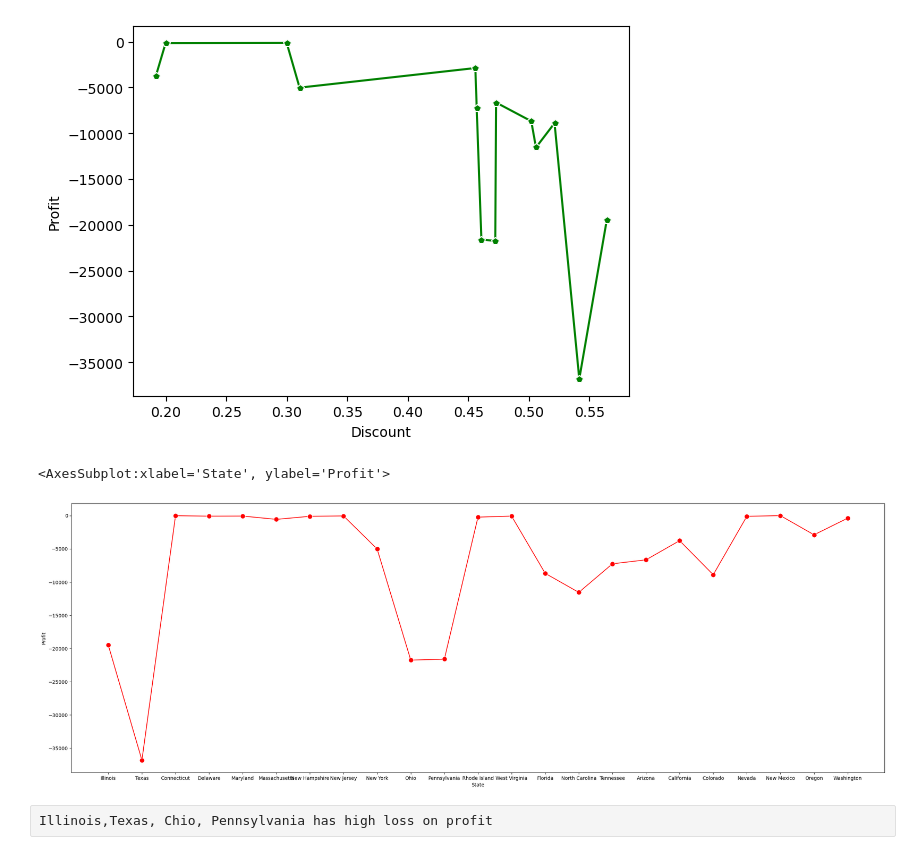
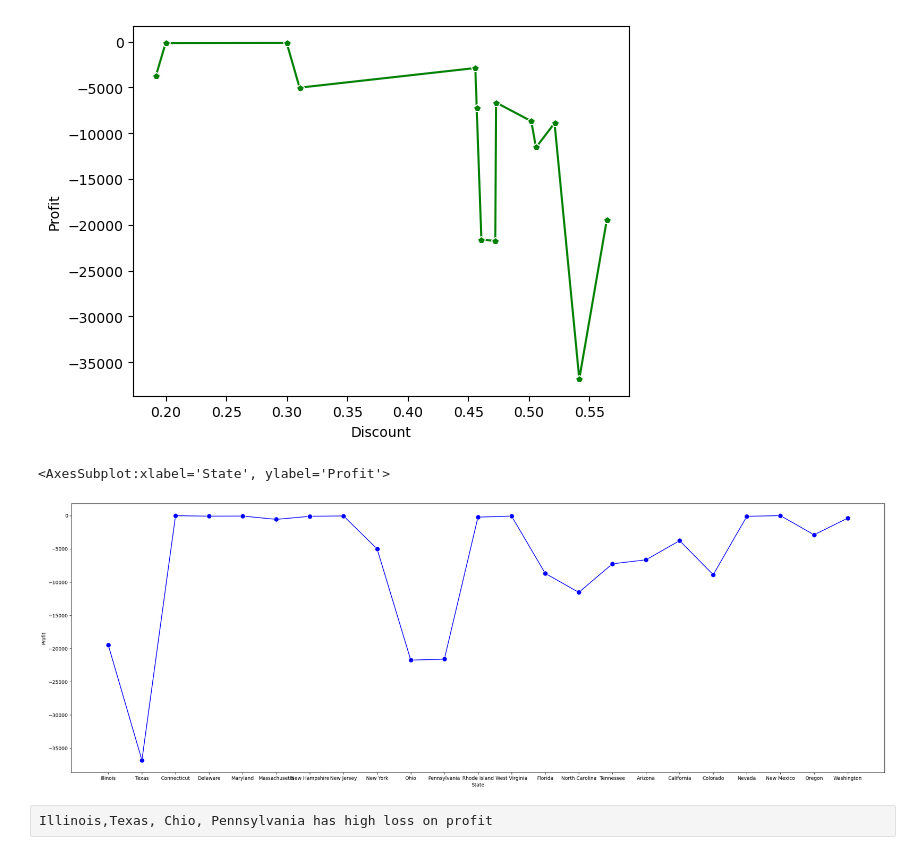
Before and after one commit to gokulrajar15/Super-store-project-using-python, a Jupyter notebook: Superstore project.ipynb, the cells around one changed output. Drawn from its saved outputs; the diff is of its cells as text; code cells hidden in the pictures.

```diff
--- a/Superstore project.ipynb
+++ b/Superstore project.ipynb
@@ -390,9 +373,9 @@ sns.lineplot(data = gdsloss, x = "Discount", y = 'Profit', color= "g",marker = "
 [figure]
 # %%
 plt.figure(figsize=(30, 10))
-sns.lineplot(data = gdsloss, x = "State", y = "Profit", marker= ".", dashes=True,color="r", ms = 20)
+sns.lineplot(data = gdsloss, x = "State", y = "Profit", marker= ".", dashes=True,color="b", ms = 20)
 # %% [output]
 <AxesSubplot:xlabel='State', ylabel='Profit'>
-[figure, old version]
+[figure, new version]
 # %% [raw]
 Illinois,Texas, Chio, Pennsylvania has high loss on profit
```
Also changed, not shown: parts of 20 cells of this notebook.
